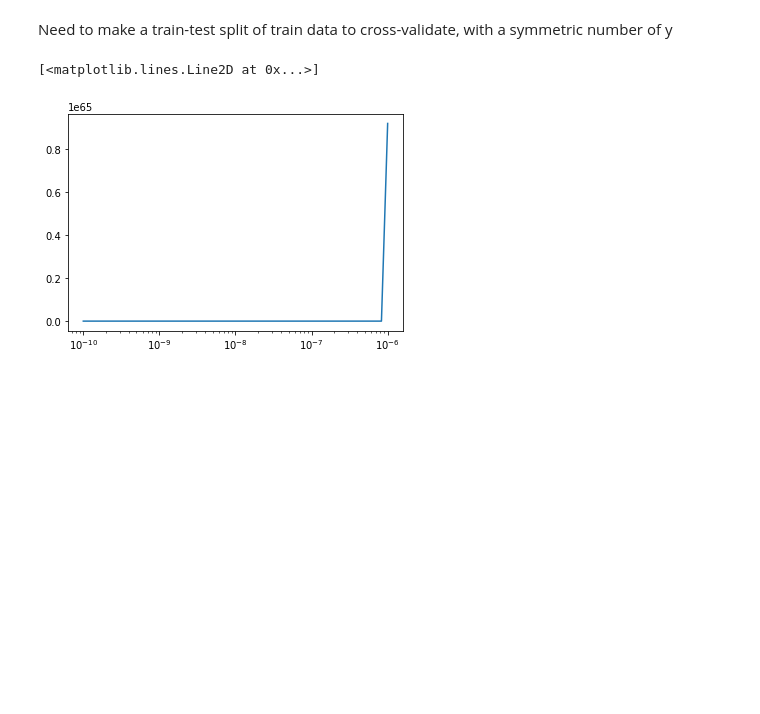
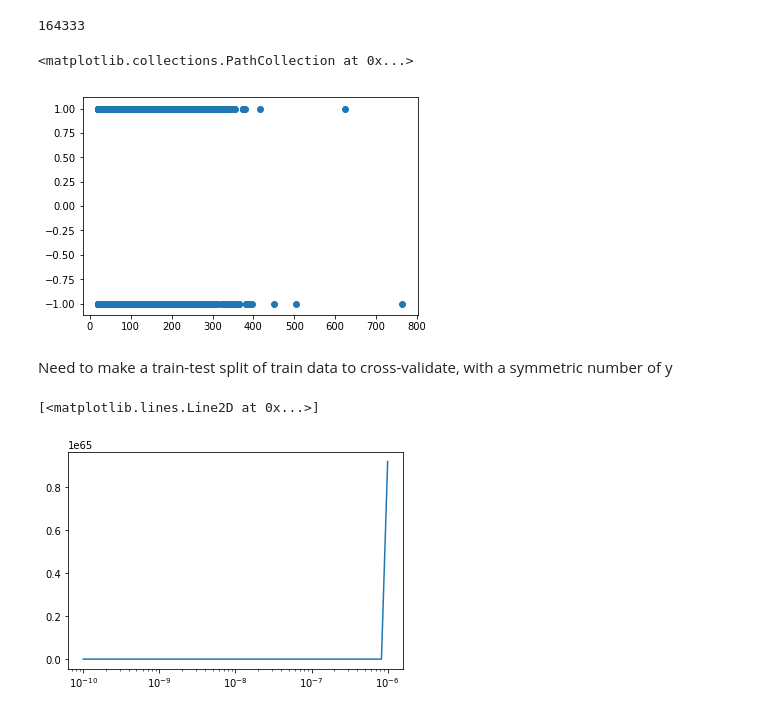
Before and after one commit to Droxef/ML2017, a Jupyter notebook: files/debug.ipynb, the cells around one changed output. Drawn from its saved outputs; the diff is of its cells as text; code cells hidden in the pictures; blank space fills up the shorter version.

```diff
--- a/files/debug.ipynb
+++ b/files/debug.ipynb
@@ -21,2 +23,10 @@ train[1].shape
 # %%
-np.where(train[0]==1)[0].shape[0]
+np.where(train[0]==-1)[0].shape[0]
+# %% [output]
+164333
+# %%
+# 4,6,7,11,12,14,15,18,20,23,24,25,27,28 is useless?
+plt.scatter(train[1][:,13],train[0][:])
+# %% [output]
+<matplotlib.collections.PathCollection at 0x...>
+[figure, added]
```
Also changed, not shown: parts of 10 cells of this notebook, 1 other file.
